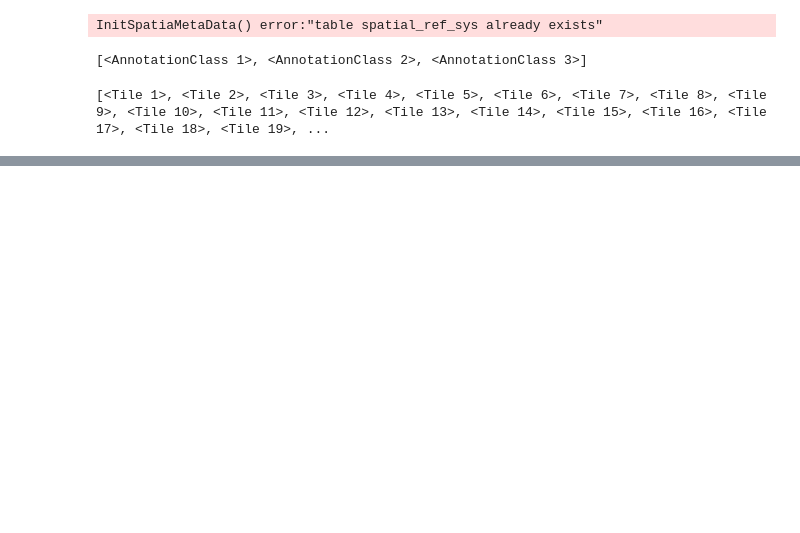
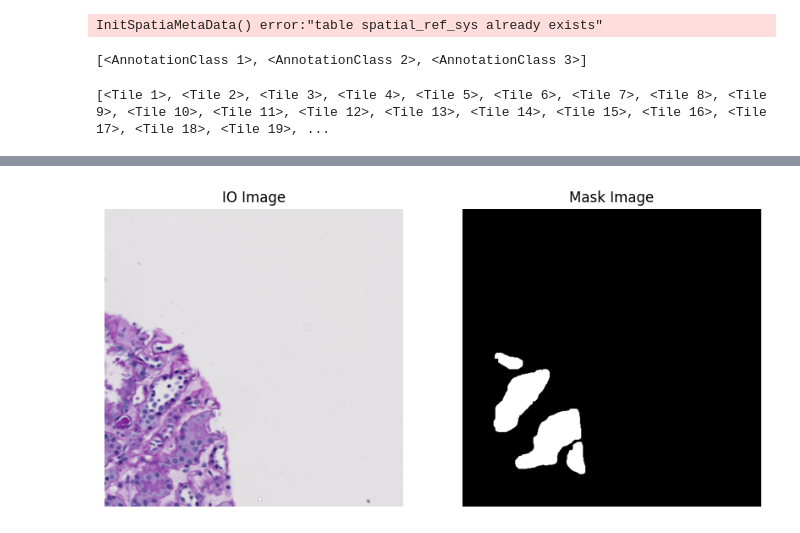
Before and after one commit to choosehappy/QuickAnnotator, a Jupyter notebook: quickannotator/dl/dataloader_work.ipynb, the cells around one changed output, grey strips where cells are left out. Cells and saved outputs as stored; diff of their text form; code cells hidden in the pictures; blank space fills up the shorter version.

```diff
--- a/quickannotator/dl/dataloader_work.ipynb
+++ b/quickannotator/dl/dataloader_work.ipynb
@@ -140,0 +134,24 @@ AttributeError: geom
+# %%
+import matplotlib.pyplot as plt
+import matplotlib.image as mpimg
+
+num=324
+# Load images
+io_image = mpimg.imread(f'io_{num}.png')
+mask_image = mpimg.imread(f'mask_{num}.png')
+
+# Create a figure with two subplots
+fig, axes = plt.subplots(1, 2, figsize=(10, 5))
+
+# Display the images
+axes[0].imshow(io_image)
+axes[0].set_title('IO Image')
+axes[0].axis('off')
+
+axes[1].imshow(mask_image, cmap='gray')
+axes[1].set_title('Mask Image')
+axes[1].axis('off')
+
+plt.show()
+# %% [output]
+[figure, added]
```
Also changed, not shown: parts of 9 cells of this notebook.
